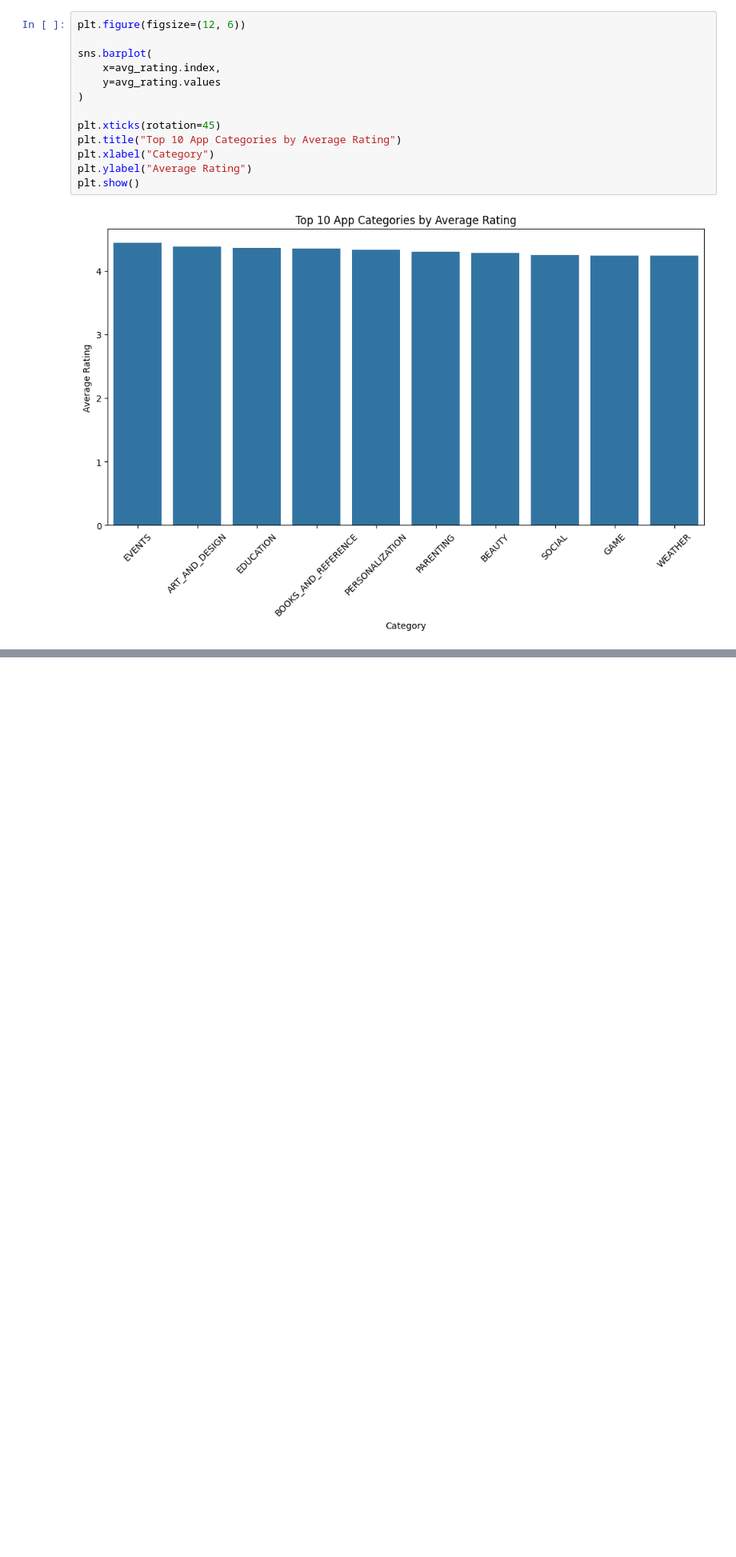
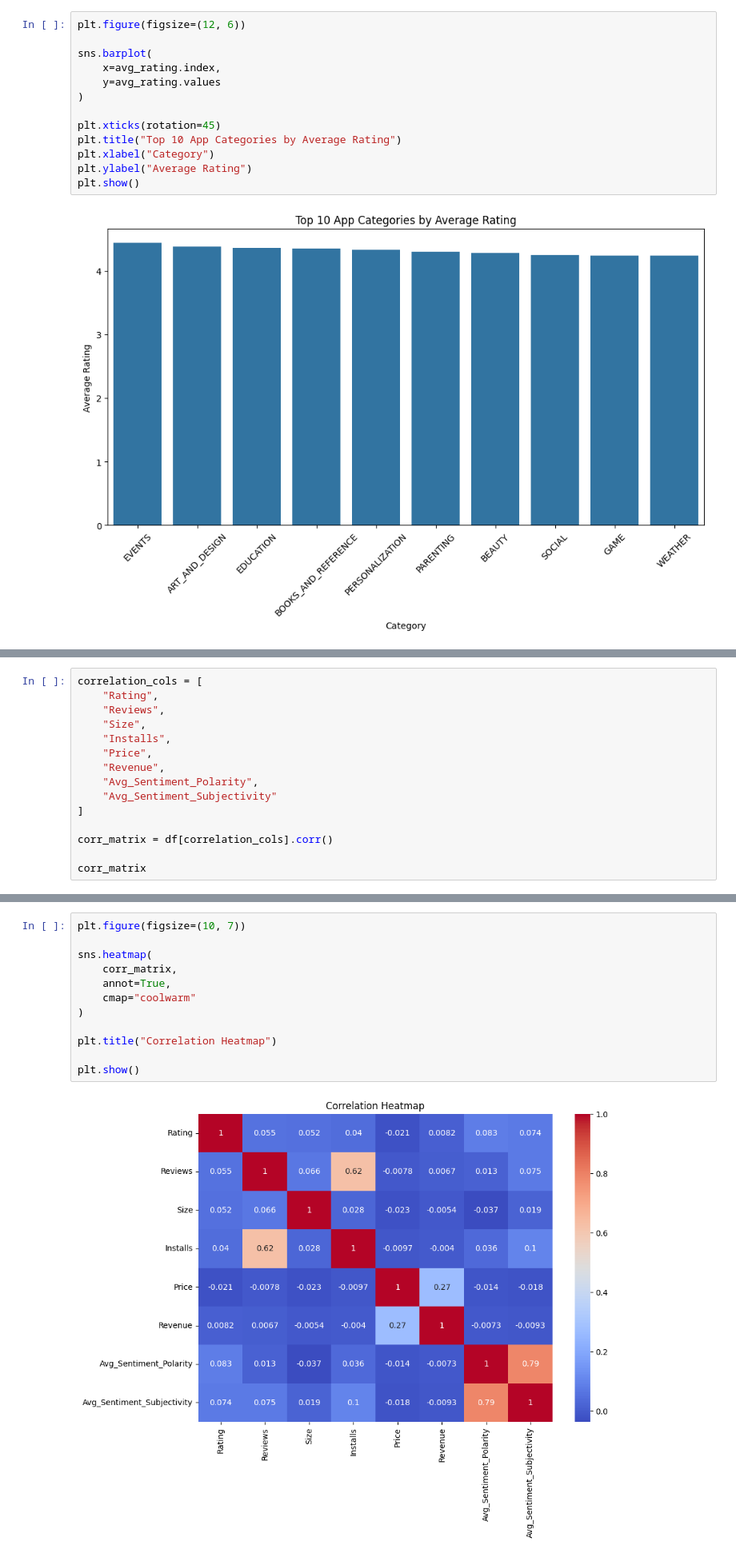
Before and after one commit to OmChauhan07/Google_Play_Store_Data_Analytics, a Jupyter notebook: Notebooks/EDA_and_Visualiation_Preprocessing.ipynb, the cells around one changed output, grey strips where cells are left out. Shown at 80% size. Cells and saved outputs as stored; diff of their text form; blank space fills up the shorter version.

Commit message:
performed EDA
- Correlation Analysis
- Outlier Detection
- Date based Feature Extraction

```diff
--- a/Notebooks/EDA_and_Visualiation_Preprocessing.ipynb
+++ b/Notebooks/EDA_and_Visualiation_Preprocessing.ipynb
@@ -233,0 +306,15 @@ plt.show()
+# %%
+correlation_cols = [
+    "Rating",
+    "Reviews",
+    "Size",
+    "Installs",
+    "Price",
+    "Revenue",
+    "Avg_Sentiment_Polarity",
+    "Avg_Sentiment_Subjectivity"
+]
+
+corr_matrix = df[correlation_cols].corr()
+
+corr_matrix
@@ -233,0 +331,14 @@ plt.show()
+# %%
+plt.figure(figsize=(10, 7))
+
+sns.heatmap(
+    corr_matrix,
+    annot=True,
+    cmap="coolwarm"
+)
+
+plt.title("Correlation Heatmap")
+
+plt.show()
+# %% [output]
+[figure, added]
```
Also changed, not shown: parts of 16 cells of this notebook.
